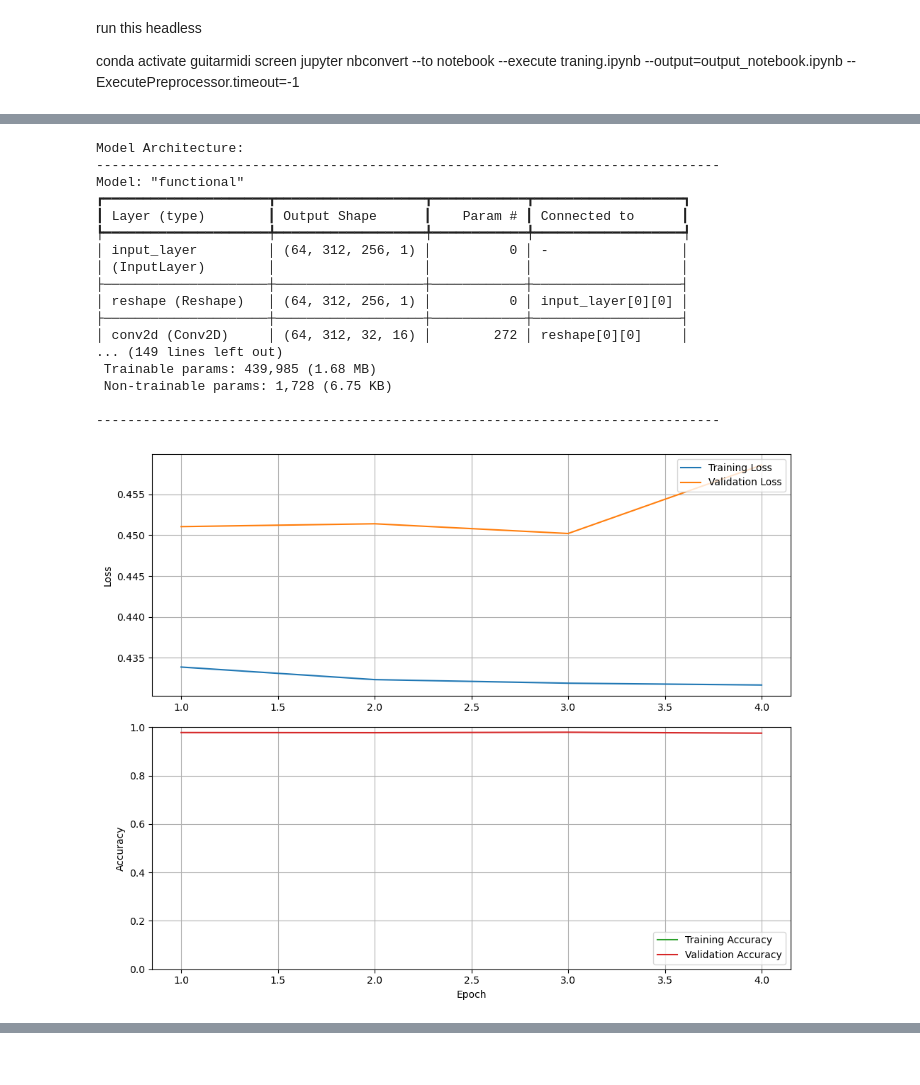
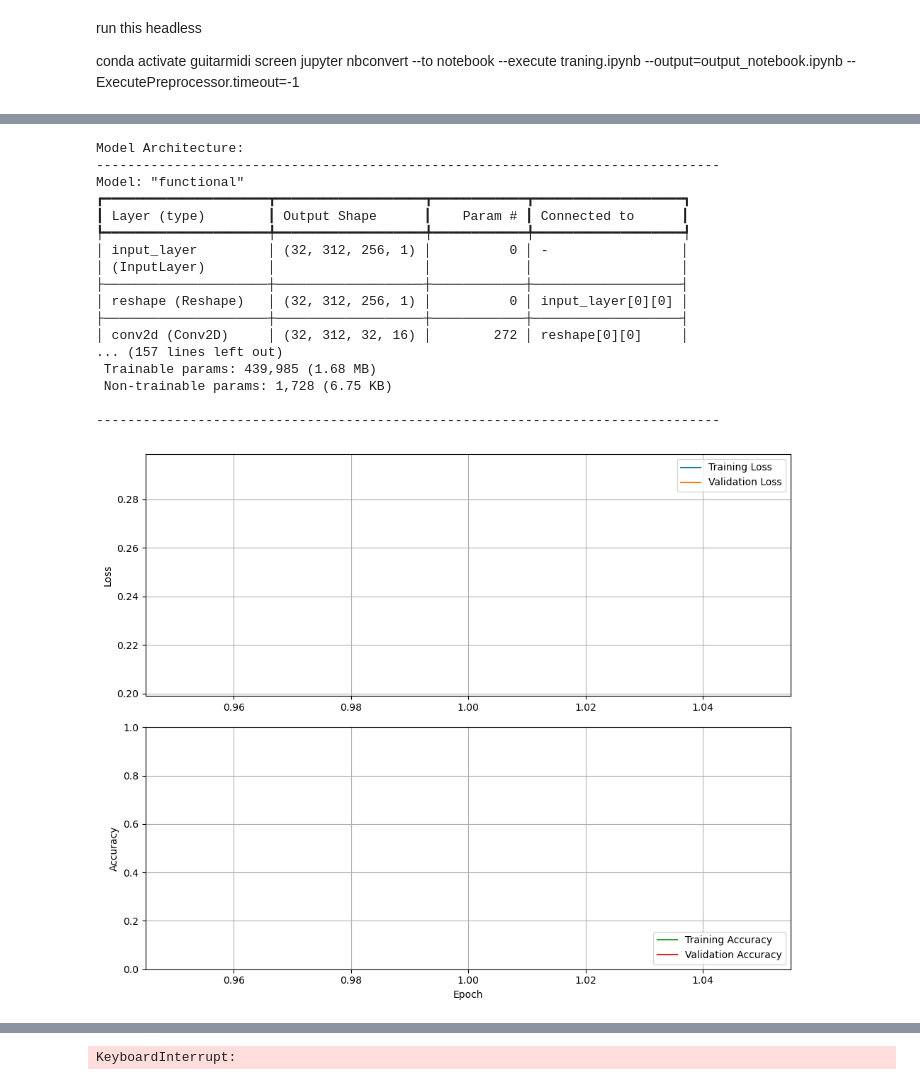
Before and after one commit to Tomtiger66/GuitarMidi-LV2, a Jupyter notebook: python/neuralnetmodelling/training-with-prefiltering.ipynb, the cells around one changed output, grey strips where cells are left out. Cells and saved outputs as stored; diff of their text form; code cells hidden in the pictures.

```diff
--- a/python/neuralnetmodelling/training-with-prefiltering.ipynb
+++ b/python/neuralnetmodelling/training-with-prefiltering.ipynb
@@ -22,6 +22,8 @@ input_data_dir = '/home/gerald/workspace/src/GuitarMidi-LV2/python/neuralnetmode
 input_filepaths = sorted(glob.glob(os.path.join(input_data_dir, '**', 'input', 'data.tfrecord'), recursive=True))
 random.seed(42)
 random.shuffle(input_filepaths)
+# input_filepaths=input_filepaths[:500]
+input_filepaths_for_count=input_filepaths[:100]
 # The limit of samples with midi notes off to be put into the trainingset
 
 # sailent_thresh=20000
@@ -118,18 +120,30 @@ if gpus:
 
 print(f"TensorFlow version: {tf.__version__}")
 
+# the input_files are the tfrecord files created by the data preprocessing script. Each file contains many samples of (input, output) pairs, where input is the raw audio and output is the corresponding MIDI note labels.
+# Get the number of samples in the dataset by summing the number of records in each TFRecord file.
+num_samples_per_record = 0
+for filepath in input_filepaths_for_count:
+    dataset = tf.data.TFRecordDataset(filepath)
+    num_samples_per_record += sum(1 for _ in dataset)  # Pure Python count
+num_samples_per_record=num_samples_per_record/len(input_filepaths_for_count)
+print("Average samples per record ",num_samples_per_record)
+
+num_samples=num_samples_per_record*len(input_filepaths)
 # --- 2. Configuration ---
 LEARNING_RATE = 0.001
-BATCH_SIZE = 64#2048
+BATCH_SIZE = 32#2048
 EPOCHS = 100
 print("Batch size:",BATCH_SIZE)
 print("Learning rate:",LEARNING_RATE)
 print("Epochs:",EPOCHS)
-SAMPLES=504000000000/(312*256+129) # Rough estimate of total samples in dataset
+SAMPLES=num_samples#
+#SAMPLES=504000000000/(312*256+129) # Rough estimate of total samples in dataset
 print("Estimated total samples:",SAMPLES)
 STEPS_PER_EPOCH = int(SAMPLES // BATCH_SIZE)
 print("Steps per epoch:",STEPS_PER_EPOCH)
 VALIDATION_STEPS =  2000
+split_ratio = 0.7
 
 
 # output_data_dir = '/home/gerald/workspace/src/GuitarMidi-LV2/python/neuralnetmodelling/data_slices/training/output'
@@ -268,7 +282,7 @@ dataset = tf.data.TFRecordDataset(input_filepaths,num_parallel_reads=tf.data.AUT
 # dataset=tf.data.Dataset.from_tensor_slices((input_filepaths))
 #dataset = dataset.shuffle(buffer_size=total_samples_on_disk) #Dont randomize since we need the temporal order for RNNs
 
-split_ratio = 0.8
+
 split_idx = int(len(input_filepaths) * split_ratio)
 train_filepaths = input_filepaths[:split_idx]    # First 70% of FILES
 
@@ -513,35 +527,35 @@ try:
     # Keras expects (features, labels, sample_weights) when sample_weights are present
 
     history_cnn = cnn_model.fit(train_dataset,
                                 #initial_epoch=31,
                                 epochs=EPOCHS,
                                 steps_per_epoch=STEPS_PER_EPOCH,
                                 validation_steps=VALIDATION_STEPS,
                                 #batch_size=BATCH_SIZE, shuffle=False,
                                 validation_data=val_dataset,
                                 callbacks=[plot_callback, early_stopping_callback,checkpoint,reduce_lr,tensorboard_callback])
 
     cnn_model.save_weights('guitarmidi.weights.h5')
     print("Model weights saved successfully!")
 
 except Exception as e:
     print(f"An error occurred during training: {e}")
 # %% [output]
 Model Architecture:
 --------------------------------------------------------------------------------
 Model: "functional"
 ┏━━━━━━━━━━━━━━━━━━━━━┳━━━━━━━━━━━━━━━━━━━┳━━━━━━━━━━━━┳━━━━━━━━━━━━━━━━━━━┓
 ┃ Layer (type)        ┃ Output Shape      ┃    Param # ┃ Connected to      ┃
 ┡━━━━━━━━━━━━━━━━━━━━━╇━━━━━━━━━━━━━━━━━━━╇━━━━━━━━━━━━╇━━━━━━━━━━━━━━━━━━━┩
-│ input_layer         │ (64, 312, 256, 1) │          0 │ -                 │
+│ input_layer         │ (32, 312, 256, 1) │          0 │ -                 │
 │ (InputLayer)        │                   │            │                   │
 ├─────────────────────┼───────────────────┼────────────┼───────────────────┤
-│ reshape (Reshape)   │ (64, 312, 256, 1) │          0 │ input_layer[0][0] │
+│ reshape (Reshape)   │ (32, 312, 256, 1) │          0 │ input_layer[0][0] │
 ├─────────────────────┼───────────────────┼────────────┼───────────────────┤
-│ conv2d (Conv2D)     │ (64, 312, 32, 16) │        272 │ reshape[0][0]     │
-... (149 lines left out)
+│ conv2d (Conv2D)     │ (32, 312, 32, 16) │        272 │ reshape[0][0]     │
+... (157 lines left out)
  Trainable params: 439,985 (1.68 MB)
  Non-trainable params: 1,728 (6.75 KB)
 
 --------------------------------------------------------------------------------
-[figure, old version]
+[figure, new version]
@@ -551,3 +565,4 @@ Epoch 5/100
+KeyboardInterrupt:
 # %%
 from tensorflow.data import Dataset
 dataset = Dataset.range(1, 6)  # ==> [ 1, 2, 3, 4, 5 ]
```
Also changed, not shown: parts of 3 cells of this notebook, 3 other files.
